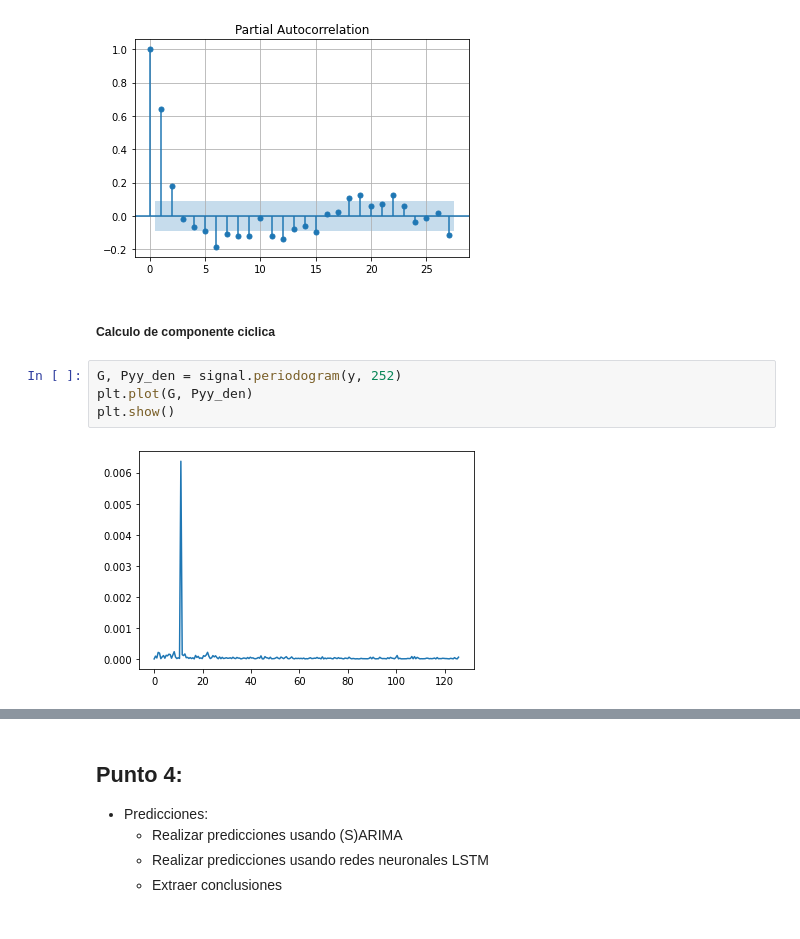
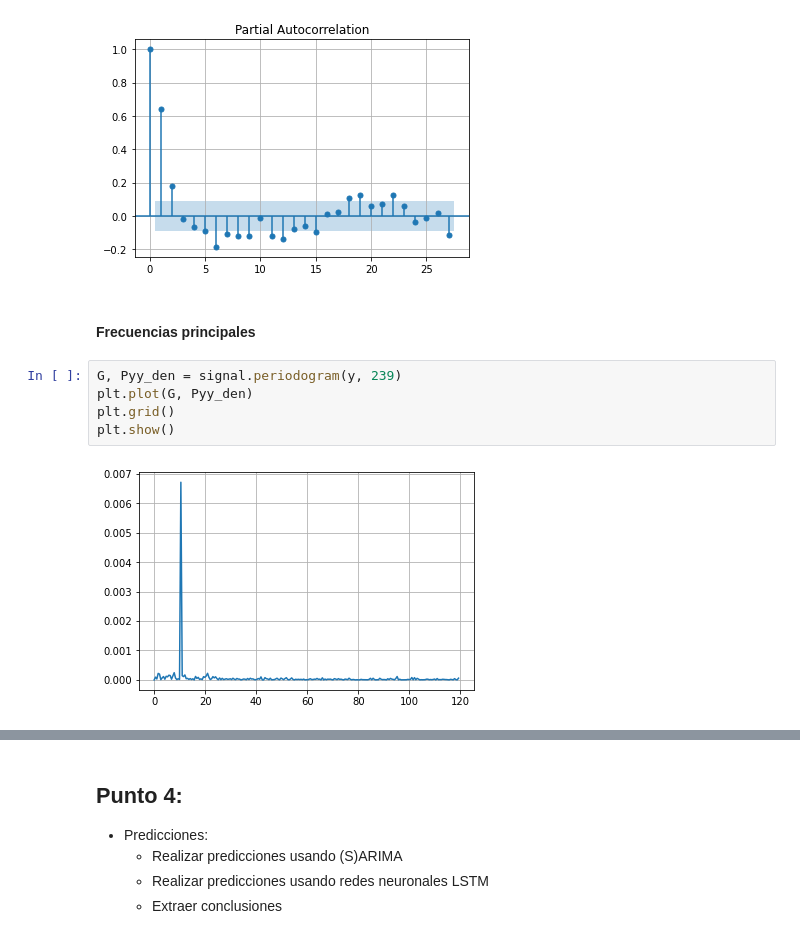
Before and after one commit to AguAcerbo/Carrera-de-Especializacion-en-IA, a Jupyter notebook: B5-Time_Series_Analysis/Trabajo Final TSA/Trabajo Final TSA.ipynb, the cells around one changed output, grey strips where cells are left out. Saved outputs shown, nothing was run; the diff lists cells and outputs as text.

```diff
--- a/B5-Time_Series_Analysis/Trabajo Final TSA/Trabajo Final TSA.ipynb
+++ b/B5-Time_Series_Analysis/Trabajo Final TSA/Trabajo Final TSA.ipynb
@@ -257,11 +284,12 @@ plt.grid(True)
 plt.show()
 # %% [output]
 [figure]
-# %% [markdown]
-##### Calculo de componente ciclica
+# %% [markdown]
+#### Frecuencias principales
 # %%
-G, Pyy_den = signal.periodogram(y, 252)
+G, Pyy_den = signal.periodogram(y, 239)
 plt.plot(G, Pyy_den)
+plt.grid()
 plt.show()
 # %% [output]
-[figure, old version]
+[figure, new version]
```
Also changed, not shown: parts of 49 cells of this notebook.
